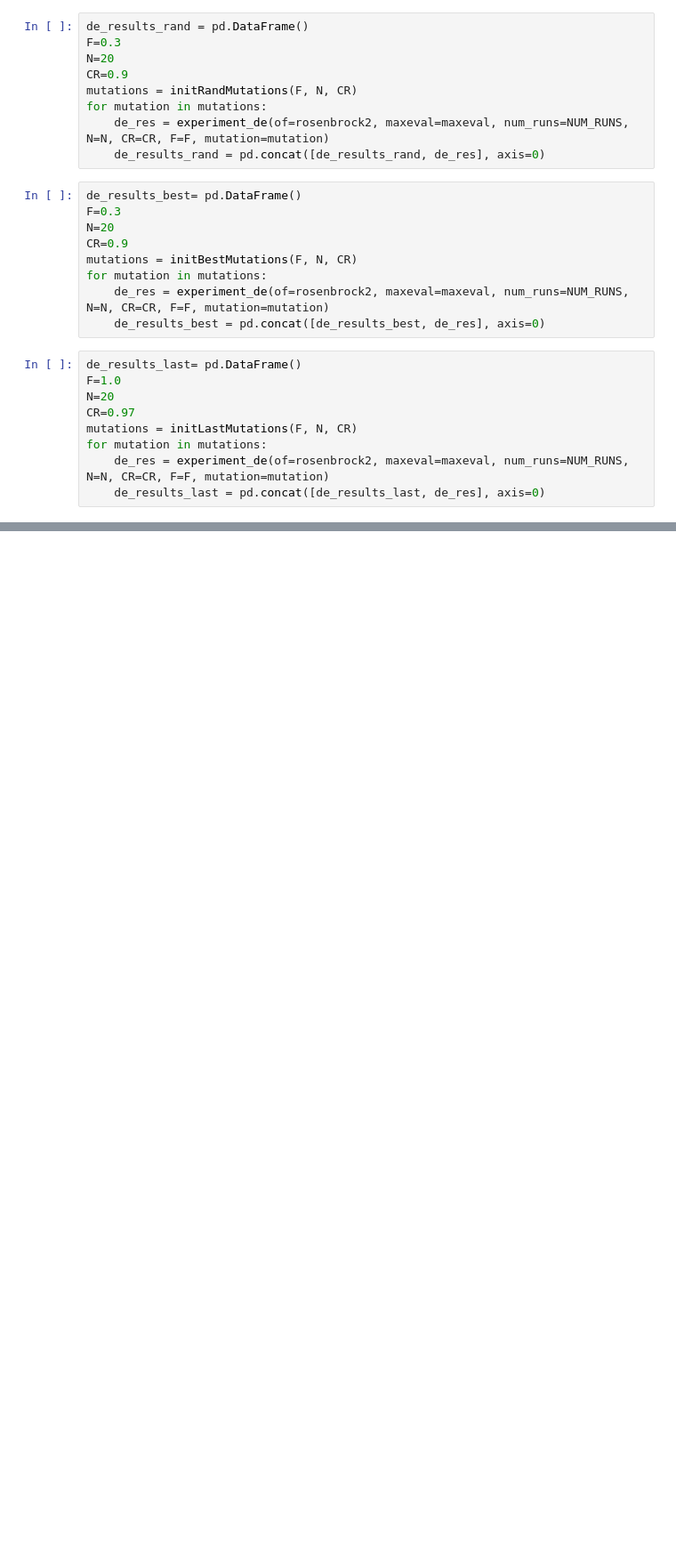
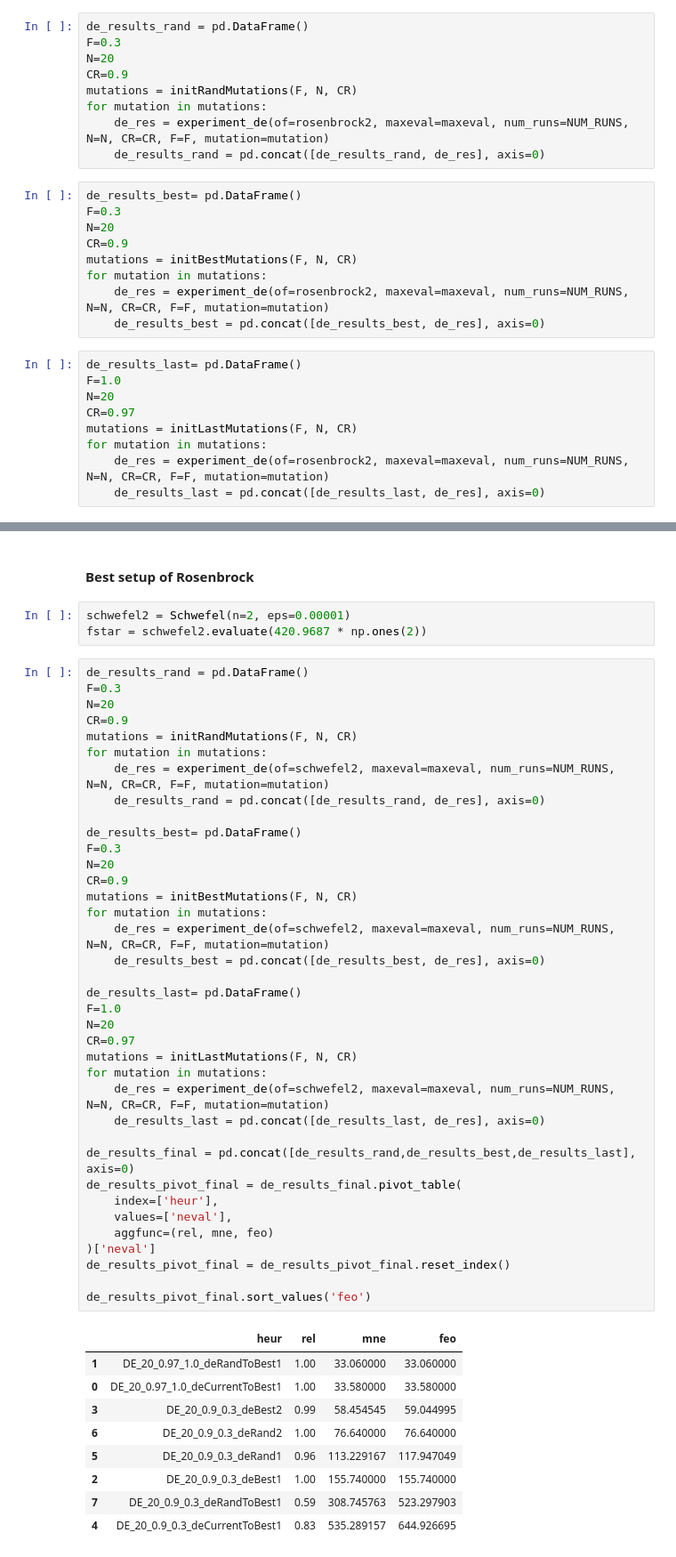
Before and after one commit to sindema8/18heur-2017, a Jupyter notebook: notebooks/assignments/DE mutations revised.ipynb, the cells around one changed output, grey strips where cells are left out. Shown: that part at 89% size. Saved outputs shown, nothing was run; the diff lists cells and outputs as text; blank space fills up the shorter version.

Commit message:
added Schwefel function experiment, fixed typos

```diff
--- a/notebooks/assignments/DE mutations revised.ipynb
+++ b/notebooks/assignments/DE mutations revised.ipynb
@@ -410,0 +418,52 @@ de_results_pivot_final.sort_values('feo')
+# %% [markdown]
+#### Best setup of Rosenbrock
+# %%
+schwefel2 = Schwefel(n=2, eps=0.00001)
+fstar = schwefel2.evaluate(420.9687 * np.ones(2))
+# %%
+de_results_rand = pd.DataFrame()
+F=0.3
+N=20
+CR=0.9
+mutations = initRandMutations(F, N, CR)
+for mutation in mutations:
+    de_res = experiment_de(of=schwefel2, maxeval=maxeval, num_runs=NUM_RUNS, N=N, CR=CR, F=F, mutation=mutation)
+    de_results_rand = pd.concat([de_results_rand, de_res], axis=0)
+
+de_results_best= pd.DataFrame()
+F=0.3
+N=20
+CR=0.9
+mutations = initBestMutations(F, N, CR)
+for mutation in mutations:
+    de_res = experiment_de(of=schwefel2, maxeval=maxeval, num_runs=NUM_RUNS, N=N, CR=CR, F=F, mutation=mutation)
+    de_results_best = pd.concat([de_results_best, de_res], axis=0)
+
+de_results_last= pd.DataFrame()
+F=1.0
+N=20
+CR=0.97
+mutations = initLastMutations(F, N, CR)
+for mutation in mutations:
+    de_res = experiment_de(of=schwefel2, maxeval=maxeval, num_runs=NUM_RUNS, N=N, CR=CR, F=F, mutation=mutation)
+    de_results_last = pd.concat([de_results_last, de_res], axis=0)
+
+de_results_final = pd.concat([de_results_rand,de_results_best,de_results_last], axis=0)
+de_results_pivot_final = de_results_final.pivot_table(
+    index=['heur'],
+    values=['neval'],
+    aggfunc=(rel, mne, feo)
+)['neval']
+de_results_pivot_final = de_results_pivot_final.reset_index()
+
+de_results_pivot_final.sort_values('feo')
+# %% [output]
+|  | heur | rel | mne | feo |
+| 1 | DE_20_0.97_1.0_deRandToBest1 | 1.00 | 33.060000 | 33.060000 |
+| 0 | DE_20_0.97_1.0_deCurrentToBest1 | 1.00 | 33.580000 | 33.580000 |
+| 3 | DE_20_0.9_0.3_deBest2 | 0.99 | 58.454545 | 59.044995 |
+| 6 | DE_20_0.9_0.3_deRand2 | 1.00 | 76.640000 | 76.640000 |
+| 5 | DE_20_0.9_0.3_deRand1 | 0.96 | 113.229167 | 117.947049 |
+| 2 | DE_20_0.9_0.3_deBest1 | 1.00 | 155.740000 | 155.740000 |
+| 7 | DE_20_0.9_0.3_deRandToBest1 | 0.59 | 308.745763 | 523.297903 |
+| 4 | DE_20_0.9_0.3_deCurrentToBest1 | 0.83 | 535.289157 | 644.926695 |
```
Also changed, not shown: parts of 24 cells of this notebook, 2 other files.
